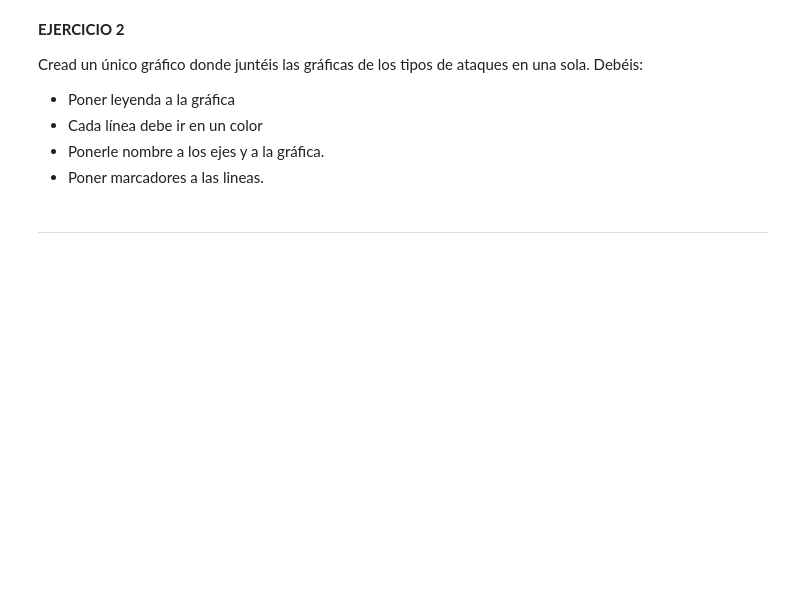
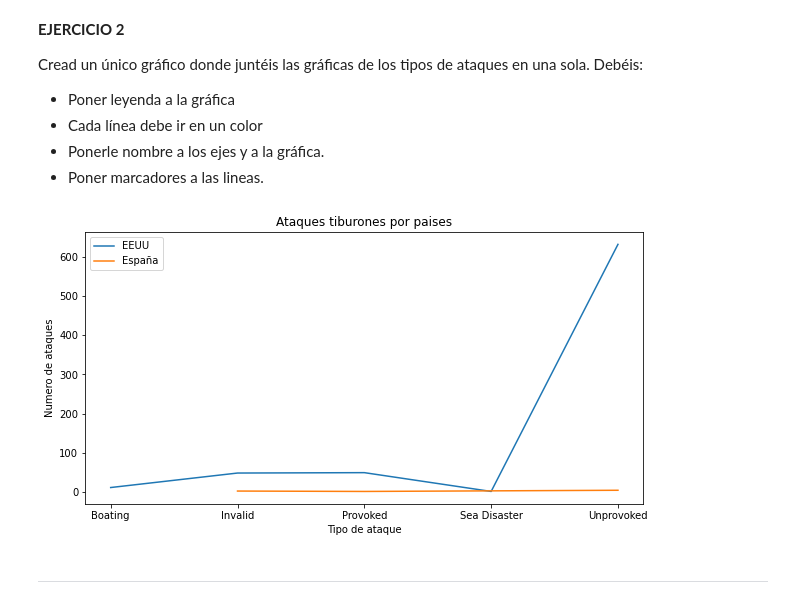
Before and after one commit to natigl/DA-bootcamp-estadistica-pandas-numpy-viz, a Jupyter notebook: visualizacion/pair_programming_visualizacion_2.ipynb, the cells around one changed output. Saved outputs shown, nothing was run; the diff lists cells and outputs as text; code cells hidden in the pictures; blank space fills up the shorter version.

```diff
--- a/visualizacion/pair_programming_visualizacion_2.ipynb
+++ b/visualizacion/pair_programming_visualizacion_2.ipynb
@@ -73,6 +83,23 @@ Cread un único gráfico donde juntéis las gráficas de los tipos de ataques en
 - Cada línea debe ir en un color
 - Ponerle nombre a los ejes y a la gráfica.
 - Poner marcadores a las lineas.
+# %%
+
+fig3, ax=plt.subplots(figsize=(10,5))
+x= df_eeuu_tipo.index
+y= df_eeuu_tipo.values
+x1= df_españa_tipo.index
+y1= df_españa_tipo.values
+plt.plot(x,y)
+plt.plot(x1,y1)
+plt.title('Ataques tiburones por paises')
+plt.xlabel('Tipo de ataque')
+plt.ylabel('Numero de ataques')
+ax.legend(labels=['EEUU','España'])
+plt.savefig('Visualizacion-II/subplots_unidos.jpg')
+plt.show()
+# %% [output]
+[figure, added]
 # %% [markdown]
 ---
 # %% [markdown]
```
Also changed, not shown: parts of 4 cells of this notebook.
